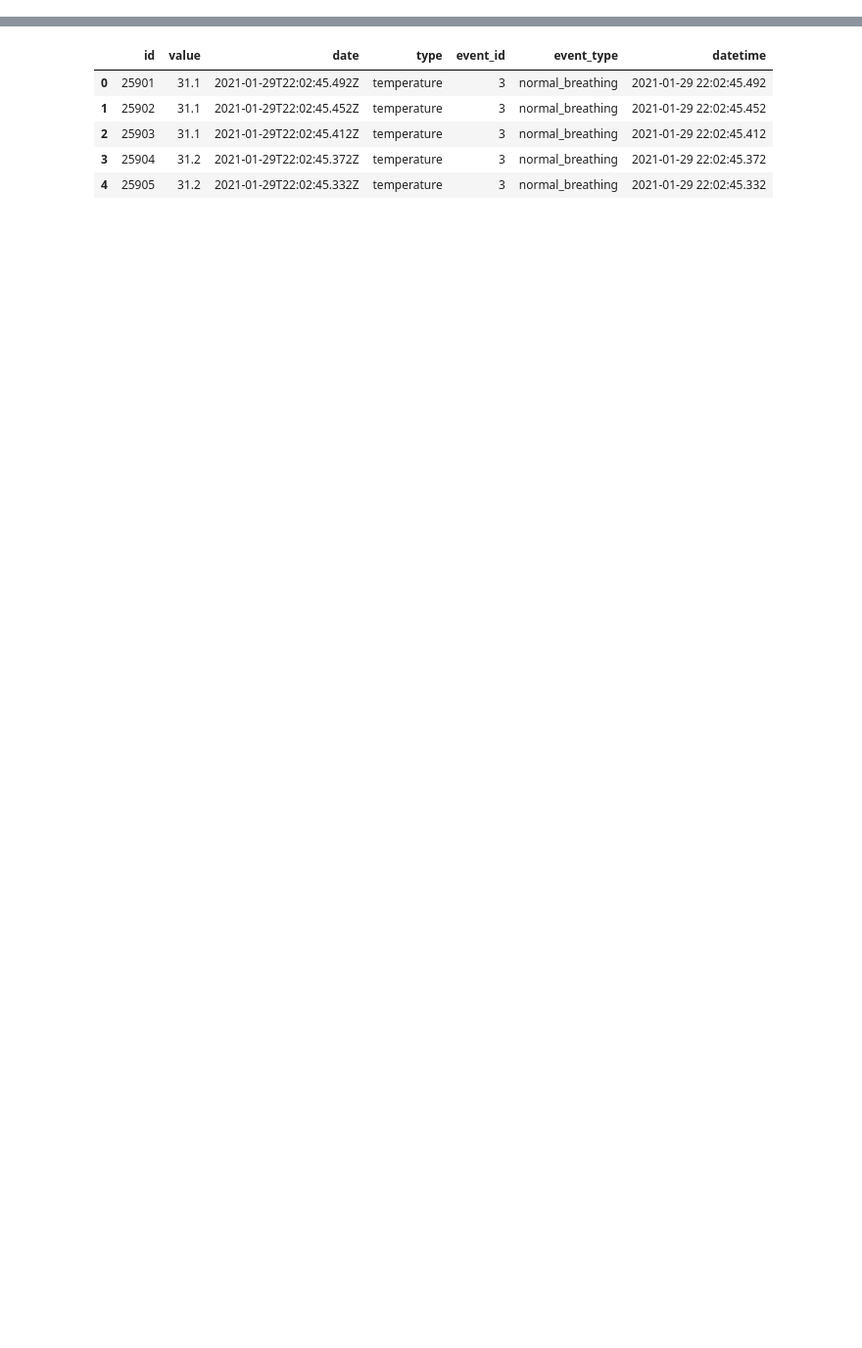
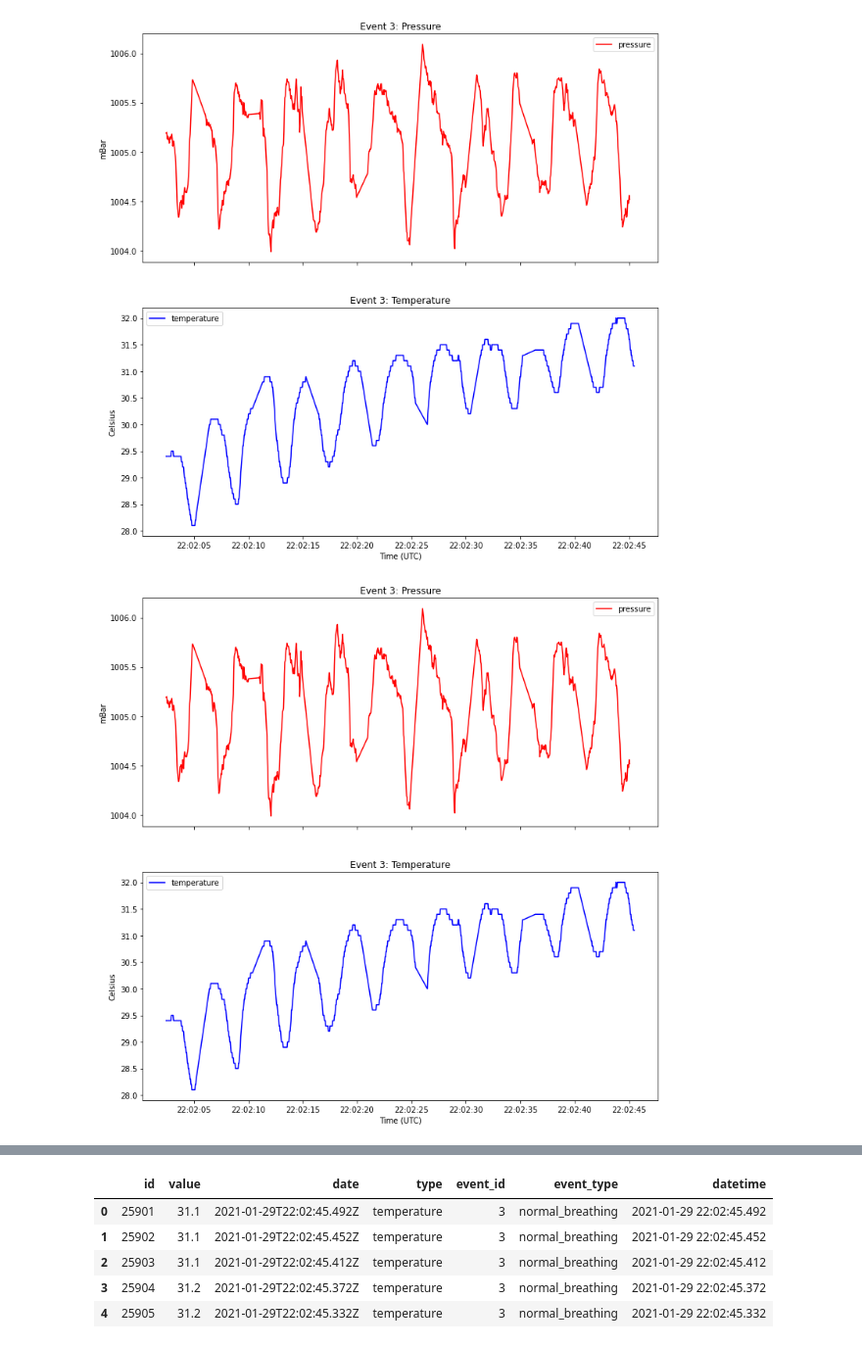
Before and after one commit to ka-moamoa/facebit-ios, a Jupyter notebook: data/data_processing.ipynb, the cells around one changed output, grey strips where cells are left out. Shown: that part at 98% size. Drawn from its saved outputs; the diff is of its cells as text; code cells hidden in the pictures; blank space fills up the shorter version.

```diff
--- a/data/data_processing.ipynb
+++ b/data/data_processing.ipynb
@@ -26,0 +59,25 @@ df_events.head()
+# %%
+def save_and_plot_events(event_df):
+    for i, row in event_df.iterrows():
+        time_series_query = f'''
+            SELECT t.id, t.value, t.date, t.type, e.id as event_id, e.event_type
+            FROM time_series_measurement as t
+            LEFT JOIN event as e ON e.id = t.event_id
+            WHERE e.id == {event_id}
+            ORDER BY t.date DESC
+        '''
+        df = pd.read_sql_query(time_series_query, conn)
+
+        # map date to datetime64
+        df['datetime'] = df['date'].map(lambda date: datetime.strptime(date, '%Y-%m-%dT%H:%M:%S.%fZ'))
+        plt = plot(df)
+
+        name = f'{row["event_type"]}_{row["id"]}'
+
+        plt.savefig(f'events/{name}.png')
+        df.to_csv(f'events/{name}.csv')
+
+save_and_plot_events(df_events)
+# %% [output]
+[figure, added]
+[figure, added]
```
Also changed, not shown: parts of 5 cells of this notebook.
